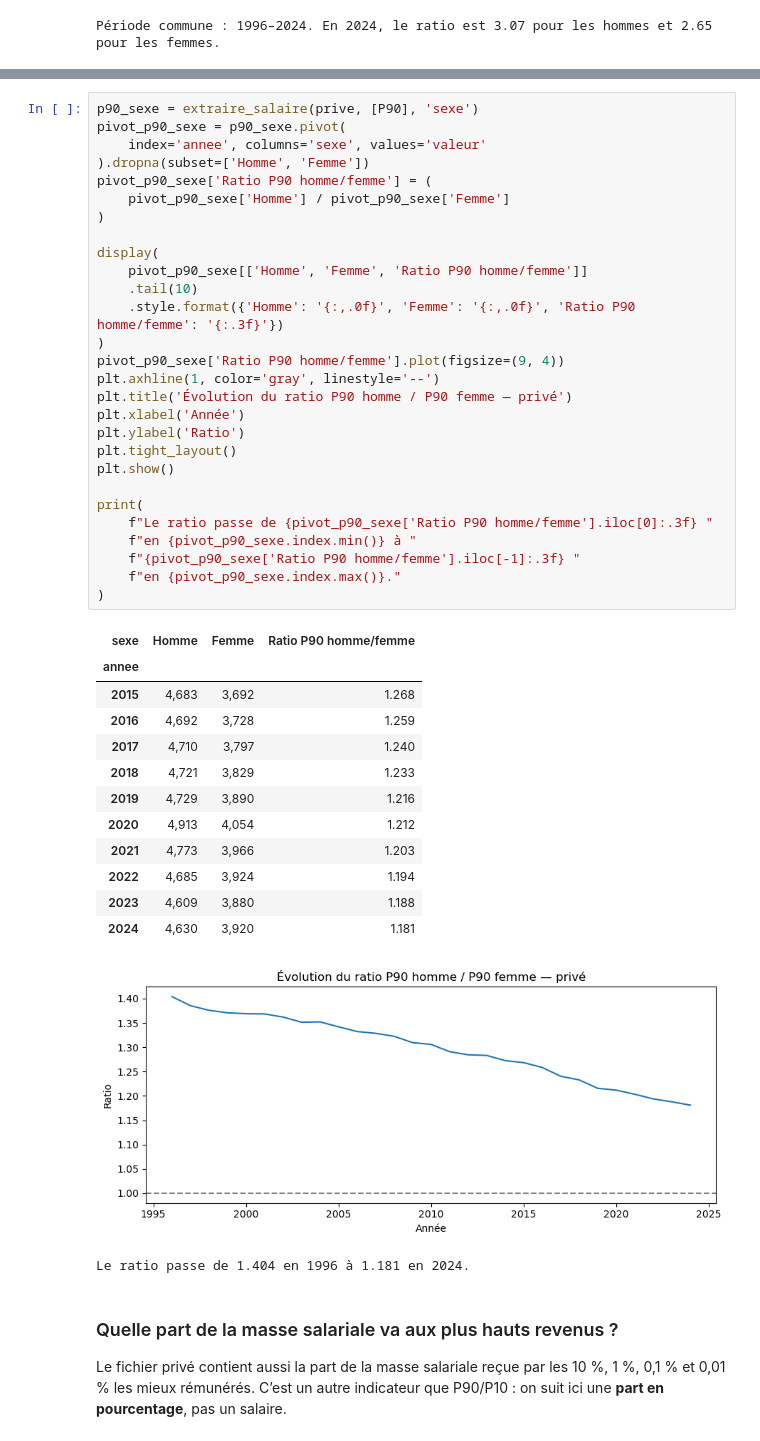
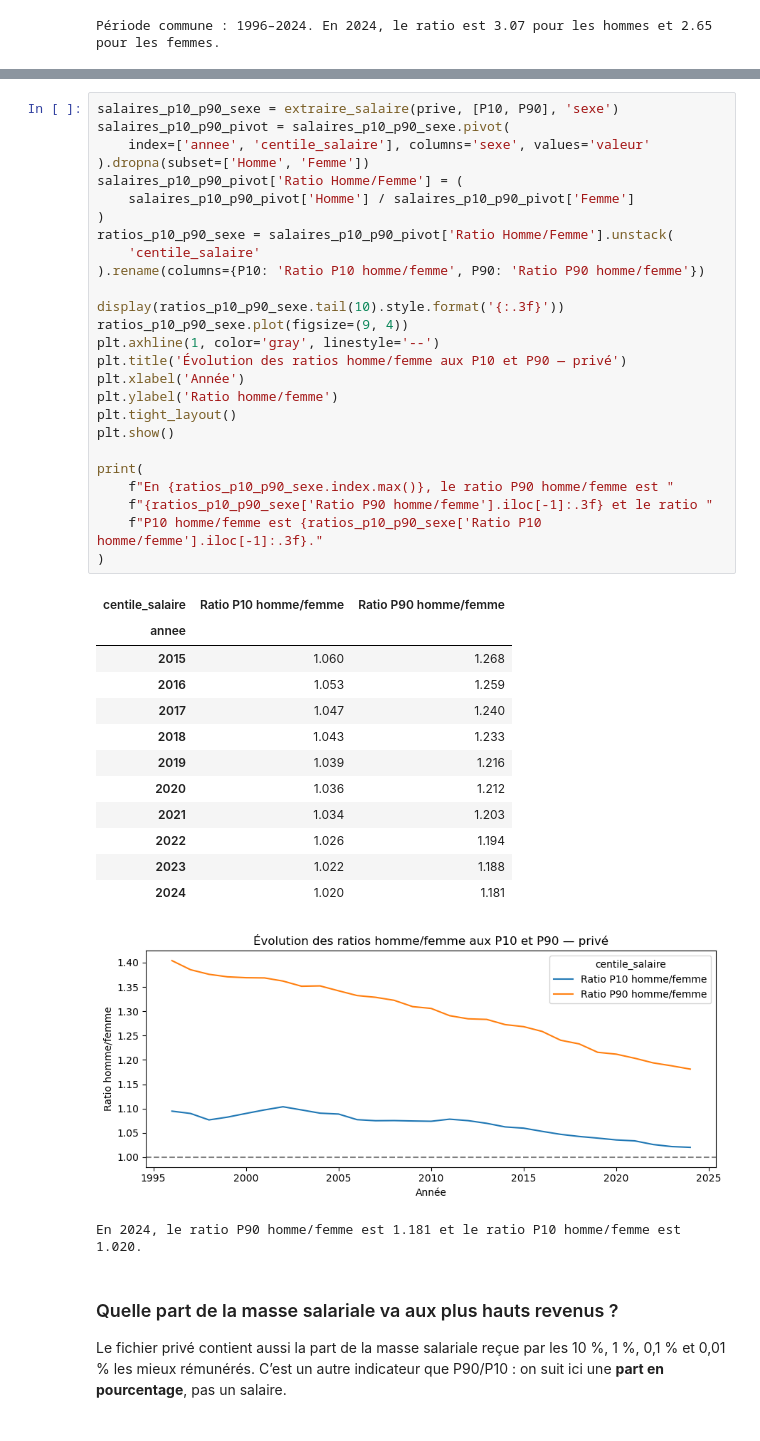
Before and after one commit to YanisY-stack/ProjetPython, a Jupyter notebook: Statistiques_descriptives.ipynb, the cells around one changed output, grey strips where cells are left out. Drawn from its saved outputs; the diff is of its cells as text.

```diff
--- a/Statistiques_descriptives.ipynb
+++ b/Statistiques_descriptives.ipynb
@@ -408,46 +409,44 @@ On compare **P90 homme / P90 femme** au fil du temps. Un ratio de 1 signifie que
 # %%
-p90_sexe = extraire_salaire(prive, [P90], 'sexe')
-pivot_p90_sexe = p90_sexe.pivot(
-    index='annee', columns='sexe', values='valeur'
+salaires_p10_p90_sexe = extraire_salaire(prive, [P10, P90], 'sexe')
+salaires_p10_p90_pivot = salaires_p10_p90_sexe.pivot(
+    index=['annee', 'centile_salaire'], columns='sexe', values='valeur'
 ).dropna(subset=['Homme', 'Femme'])
-pivot_p90_sexe['Ratio P90 homme/femme'] = (
-    pivot_p90_sexe['Homme'] / pivot_p90_sexe['Femme']
+salaires_p10_p90_pivot['Ratio Homme/Femme'] = (
+    salaires_p10_p90_pivot['Homme'] / salaires_p10_p90_pivot['Femme']
 )
+ratios_p10_p90_sexe = salaires_p10_p90_pivot['Ratio Homme/Femme'].unstack(
+    'centile_salaire'
+).rename(columns={P10: 'Ratio P10 homme/femme', P90: 'Ratio P90 homme/femme'})
 
-display(
-    pivot_p90_sexe[['Homme', 'Femme', 'Ratio P90 homme/femme']]
-    .tail(10)
-    .style.format({'Homme': '{:,.0f}', 'Femme': '{:,.0f}', 'Ratio P90 homme/femme': '{:.3f}'})
-)
-pivot_p90_sexe['Ratio P90 homme/femme'].plot(figsize=(9, 4))
+display(ratios_p10_p90_sexe.tail(10).style.format('{:.3f}'))
+ratios_p10_p90_sexe.plot(figsize=(9, 4))
 plt.axhline(1, color='gray', linestyle='--')
-plt.title('Évolution du ratio P90 homme / P90 femme — privé')
+plt.title('Évolution des ratios homme/femme aux P10 et P90 — privé')
 plt.xlabel('Année')
-plt.ylabel('Ratio')
+plt.ylabel('Ratio homme/femme')
 plt.tight_layout()
 plt.show()
 
 print(
-    f"Le ratio passe de {pivot_p90_sexe['Ratio P90 homme/femme'].iloc[0]:.3f} "
-    f"en {pivot_p90_sexe.index.min()} à "
-    f"{pivot_p90_sexe['Ratio P90 homme/femme'].iloc[-1]:.3f} "
-    f"en {pivot_p90_sexe.index.max()}."
+    f"En {ratios_p10_p90_sexe.index.max()}, le ratio P90 homme/femme est "
+    f"{ratios_p10_p90_sexe['Ratio P90 homme/femme'].iloc[-1]:.3f} et le ratio "
+    f"P10 homme/femme est {ratios_p10_p90_sexe['Ratio P10 homme/femme'].iloc[-1]:.3f}."
 )
 # %% [output]
-| sexe | Homme | Femme | Ratio P90 homme/femme |
-| annee |  |  |  |
-| 2015 | 4,683 | 3,692 | 1.268 |
-| 2016 | 4,692 | 3,728 | 1.259 |
-| 2017 | 4,710 | 3,797 | 1.240 |
-| 2018 | 4,721 | 3,829 | 1.233 |
-| 2019 | 4,729 | 3,890 | 1.216 |
-| 2020 | 4,913 | 4,054 | 1.212 |
-| 2021 | 4,773 | 3,966 | 1.203 |
-| 2022 | 4,685 | 3,924 | 1.194 |
-| 2023 | 4,609 | 3,880 | 1.188 |
-| 2024 | 4,630 | 3,920 | 1.181 |
+| centile_salaire | Ratio P10 homme/femme | Ratio P90 homme/femme |
+| annee |  |  |
+| 2015 | 1.060 | 1.268 |
+| 2016 | 1.053 | 1.259 |
+| 2017 | 1.047 | 1.240 |
+| 2018 | 1.043 | 1.233 |
+| 2019 | 1.039 | 1.216 |
+| 2020 | 1.036 | 1.212 |
+| 2021 | 1.034 | 1.203 |
+| 2022 | 1.026 | 1.194 |
+| 2023 | 1.022 | 1.188 |
+| 2024 | 1.020 | 1.181 |
-[figure, old version]
+[figure, new version]
-Le ratio passe de 1.404 en 1996 à 1.181 en 2024.
+En 2024, le ratio P90 homme/femme est 1.181 et le ratio P10 homme/femme est 1.020.
 # %% [markdown]
 ### Quelle part de la masse salariale va aux plus hauts revenus ?
 
```
Also changed, not shown: parts of 3 cells of this notebook.
